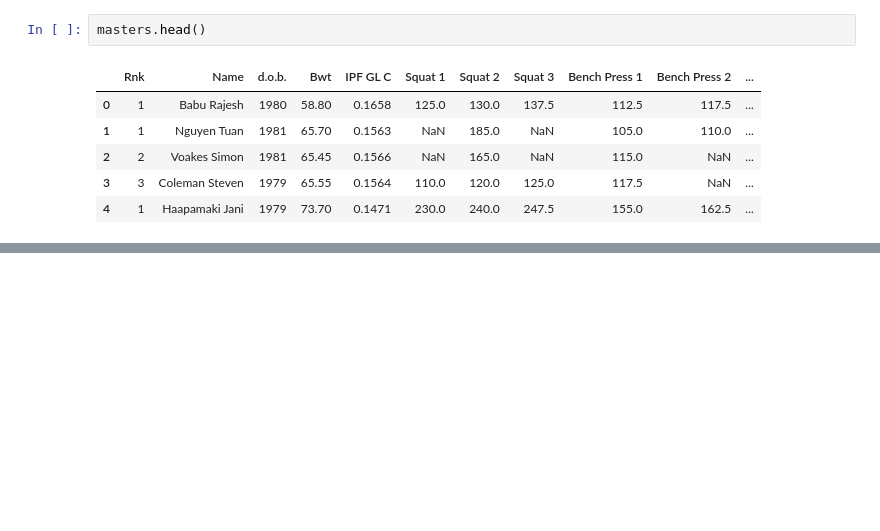
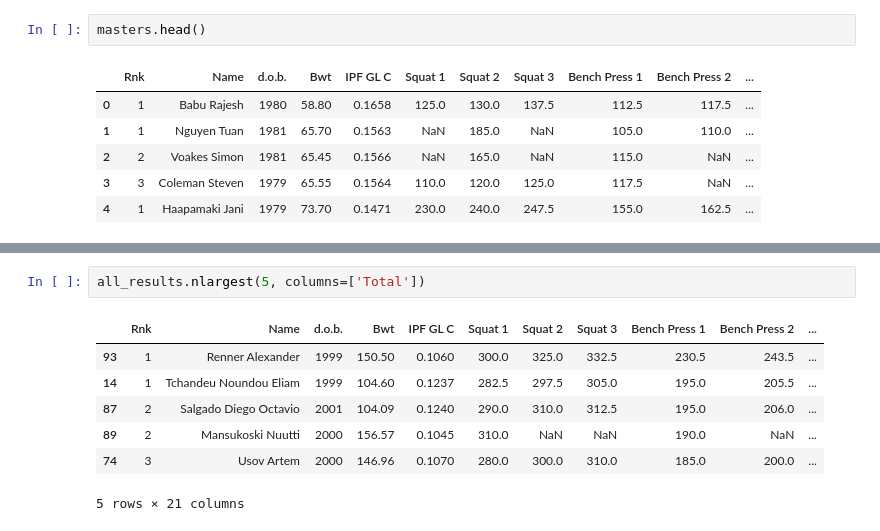
Before and after one commit to RTvenT/powerlifting-predictor, a Jupyter notebook: data_preparation.ipynb, the cells around one changed output, grey strips where cells are left out. Saved outputs shown, nothing was run; the diff lists cells and outputs as text; blank space fills up the shorter version.

```diff
--- a/data_preparation.ipynb
+++ b/data_preparation.ipynb
@@ -124,0 +204,10 @@ all_results
+# %%
+all_results.nlargest(5, columns=['Total'])
+# %% [output]
+|  | Rnk | Name | d.o.b. | Bwt | IPF GL C | Squat 1 | Squat 2 | Squat 3 | Bench Press 1 | Bench Press 2 | ... |
+| 93 | 1 | Renner Alexander | 1999 | 150.50 | 0.1060 | 300.0 | 325.0 | 332.5 | 230.5 | 243.5 | ... |
+| 14 | 1 | Tchandeu Noundou Eliam | 1999 | 104.60 | 0.1237 | 282.5 | 297.5 | 305.0 | 195.0 | 205.5 | ... |
+| 87 | 2 | Salgado Diego Octavio | 2001 | 104.09 | 0.1240 | 290.0 | 310.0 | 312.5 | 195.0 | 206.0 | ... |
+| 89 | 2 | Mansukoski Nuutti | 2000 | 156.57 | 0.1045 | 310.0 | NaN | NaN | 190.0 | NaN | ... |
+| 74 | 3 | Usov Artem | 2000 | 146.96 | 0.1070 | 280.0 | 300.0 | 310.0 | 185.0 | 200.0 | ... |
+5 rows × 21 columns
```
Also changed, not shown: parts of 22 cells of this notebook, 26 other files.
